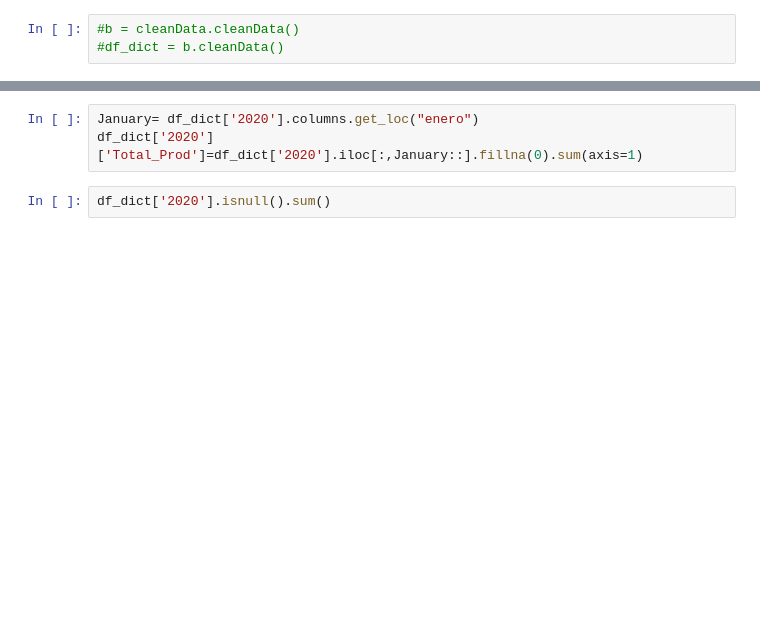
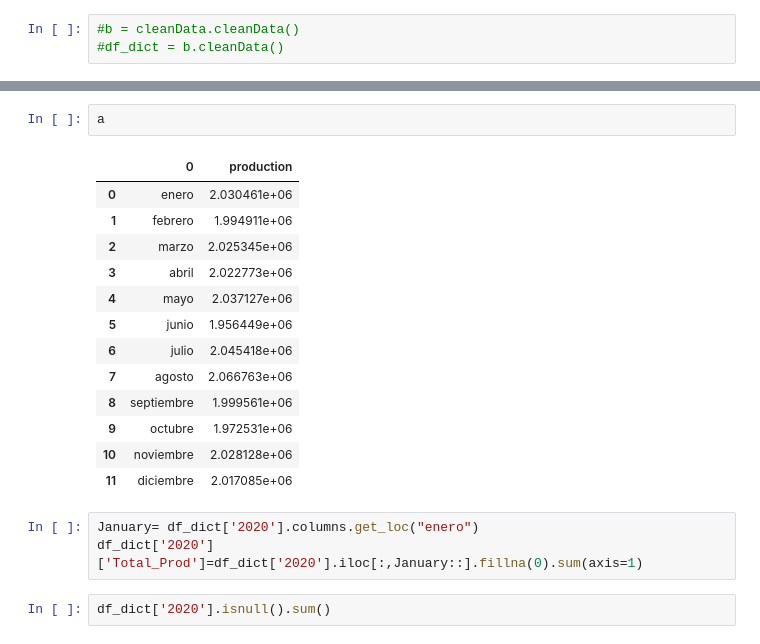
Before and after one commit to Hackaton-O-G-CAN/Hackaton_2020, a Jupyter notebook: hackaton_1.ipynb, the cells around one changed output, grey strips where cells are left out. Drawn from its saved outputs; the diff is of its cells as text; blank space fills up the shorter version.

```diff
--- a/hackaton_1.ipynb
+++ b/hackaton_1.ipynb
@@ -51,3 +58,19 @@ df_dict['2017']
+# %%
+a
+# %% [output]
+|  | 0 | production |
+| 0 | enero | 2.030461e+06 |
+| 1 | febrero | 1.994911e+06 |
+| 2 | marzo | 2.025345e+06 |
+| 3 | abril | 2.022773e+06 |
+| 4 | mayo | 2.037127e+06 |
+| 5 | junio | 1.956449e+06 |
+| 6 | julio | 2.045418e+06 |
+| 7 | agosto | 2.066763e+06 |
+| 8 | septiembre | 1.999561e+06 |
+| 9 | octubre | 1.972531e+06 |
+| 10 | noviembre | 2.028128e+06 |
+| 11 | diciembre | 2.017085e+06 |
 # %%
 January= df_dict['2020'].columns.get_loc("enero")
 df_dict['2020']['Total_Prod']=df_dict['2020'].iloc[:,January::].fillna(0).sum(axis=1)
```
Also changed, not shown: parts of 6 cells of this notebook, 12 other files.
